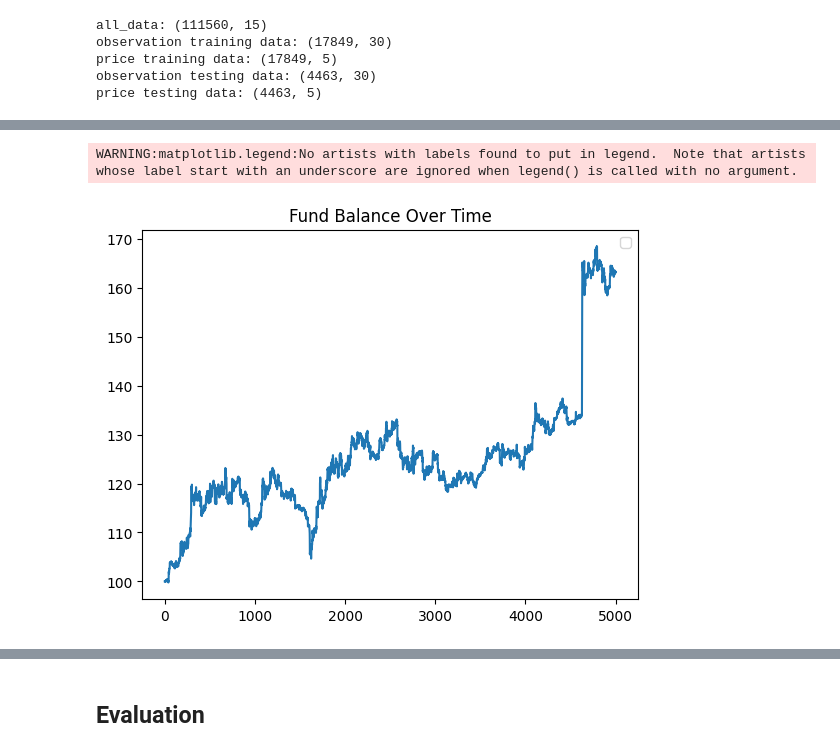
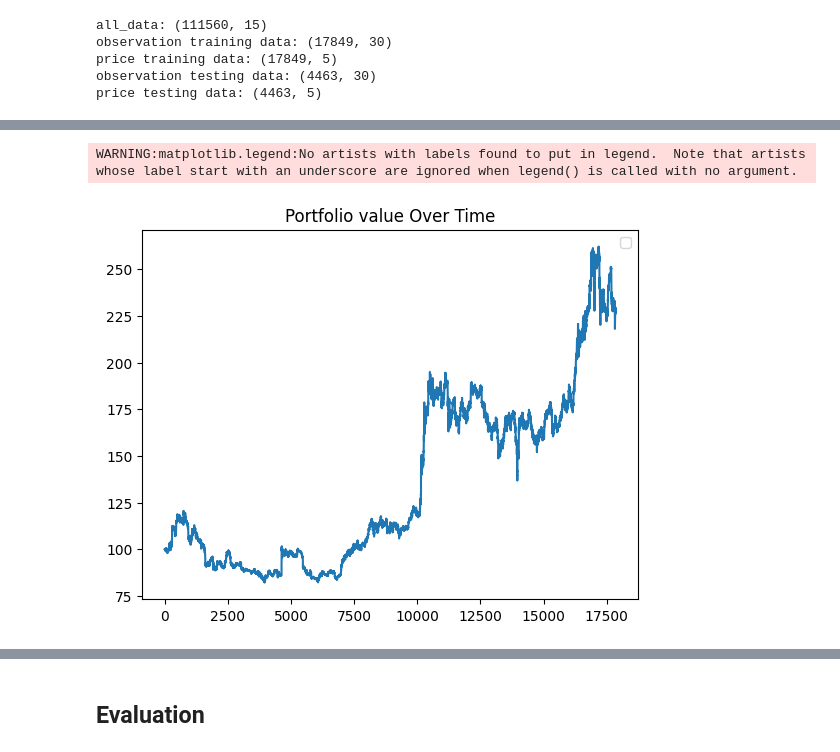
Before and after one commit to Pappa/bandido, a Jupyter notebook: notebooks/crypto/02-tf-agents-bandit-train.ipynb, the cells around one changed output, grey strips where cells are left out. Drawn from its saved outputs; the diff is of its cells as text; code cells hidden in the pictures.

```diff
--- a/notebooks/crypto/02-tf-agents-bandit-train.ipynb
+++ b/notebooks/crypto/02-tf-agents-bandit-train.ipynb
@@ -279,13 +280,13 @@ plt.show()
 # %%
-balance_history = tf_env.pyenv.envs[0].balance_history
+portfolio_value_history = tf_env.pyenv.envs[0].portfolio_value_history
 
-plt.plot(balance_history)
-plt.title('Fund Balance Over Time')
+plt.plot(portfolio_value_history)
+plt.title('Portfolio value Over Time')
 plt.legend()
 plt.show()
 # %% [output]
 WARNING:matplotlib.legend:No artists with labels found to put in legend.  Note that artists whose label start with an underscore are ignored when legend() is called with no argument.
-[figure, old version]
+[figure, new version]
 # %%
 trade_history = tf_env.pyenv.envs[0].trade_history
 
```
Also changed, not shown: parts of 10 cells of this notebook, 1 other file.
